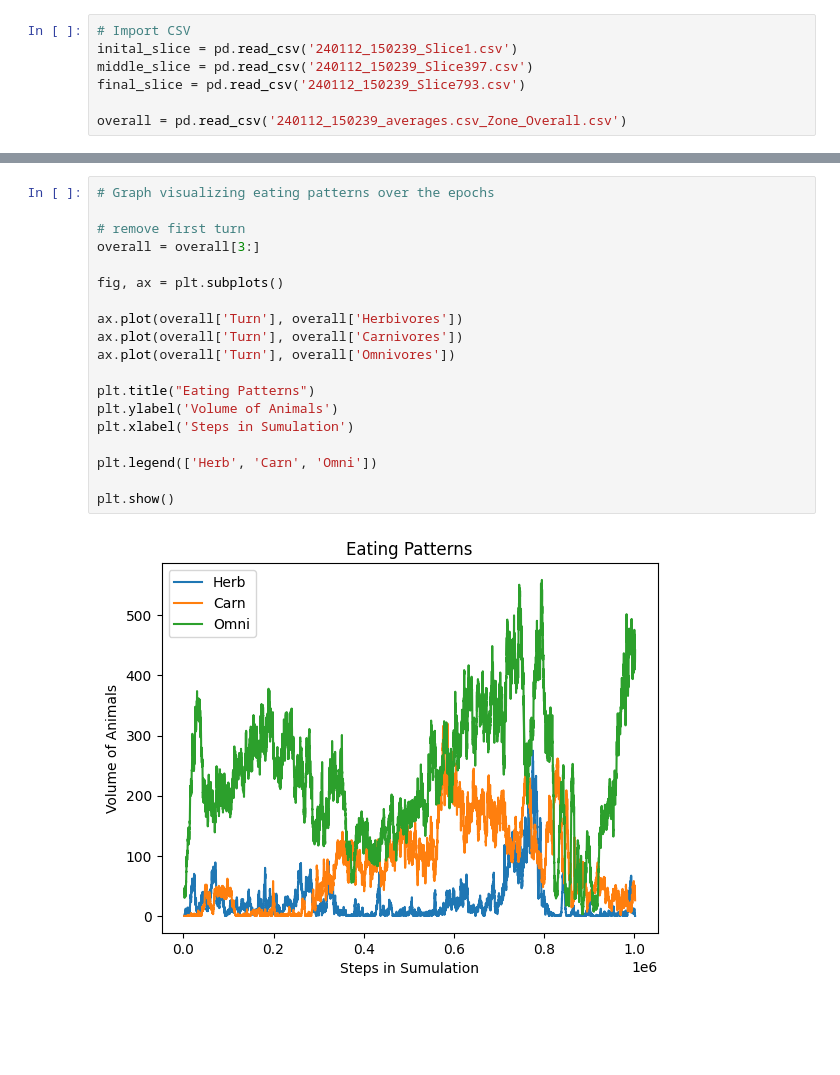
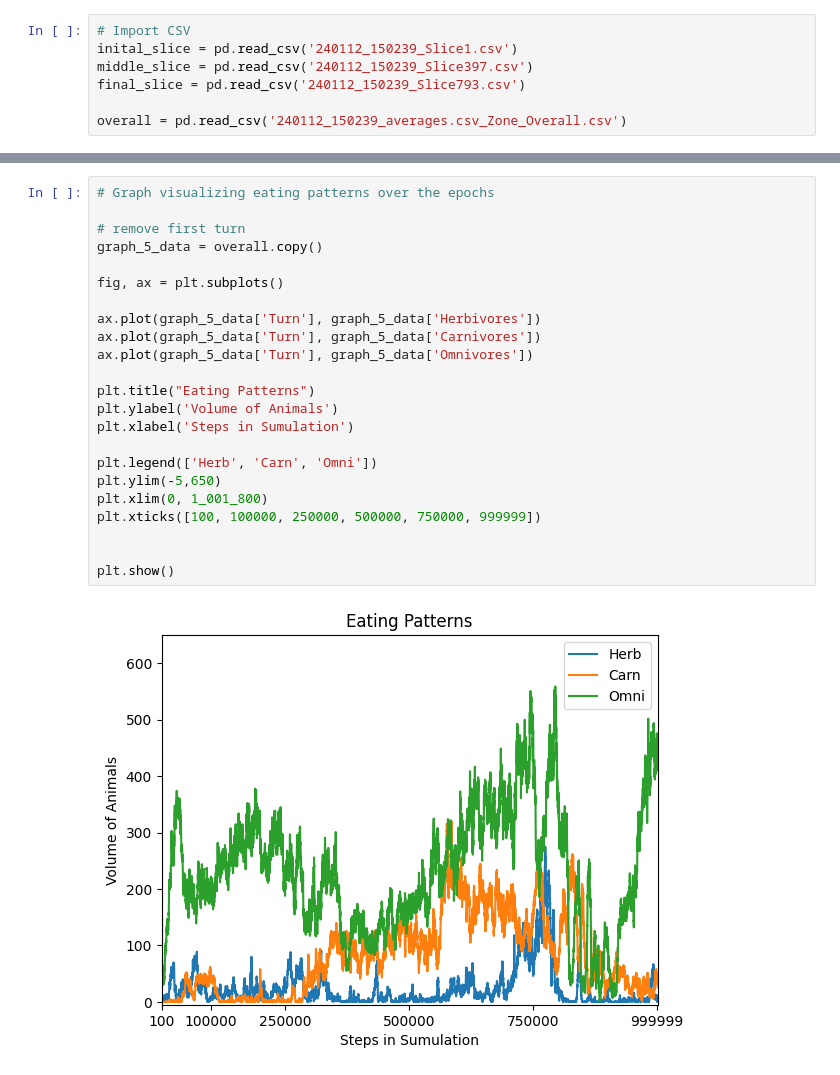
Before and after one commit to IanHornblower/CS-176-project, a Jupyter notebook: main.ipynb, the cells around one changed output, grey strips where cells are left out. Saved outputs shown, nothing was run; the diff lists cells and outputs as text; blank space fills up the shorter version.

```diff
--- a/main.ipynb
+++ b/main.ipynb
@@ -105,21 +50,25 @@ lifespan_sorted_graph.head(1)
 # %%
 # Graph visualizing eating patterns over the epochs
 
 # remove first turn
-overall = overall[3:]
+graph_5_data = overall.copy()
 
 fig, ax = plt.subplots()
 
-ax.plot(overall['Turn'], overall['Herbivores'])
-ax.plot(overall['Turn'], overall['Carnivores'])
-ax.plot(overall['Turn'], overall['Omnivores'])
+ax.plot(graph_5_data['Turn'], graph_5_data['Herbivores'])
+ax.plot(graph_5_data['Turn'], graph_5_data['Carnivores'])
+ax.plot(graph_5_data['Turn'], graph_5_data['Omnivores'])
 
 plt.title("Eating Patterns")
 plt.ylabel('Volume of Animals')
 plt.xlabel('Steps in Sumulation')
 
 plt.legend(['Herb', 'Carn', 'Omni'])
+plt.ylim(-5,650)
+plt.xlim(0, 1_001_800)
+plt.xticks([100, 100000, 250000, 500000, 750000, 999999])
+
 
 plt.show()
 # %% [output]
-[figure, old version]
+[figure, new version]
```
Also changed, not shown: parts of 9 cells of this notebook.
